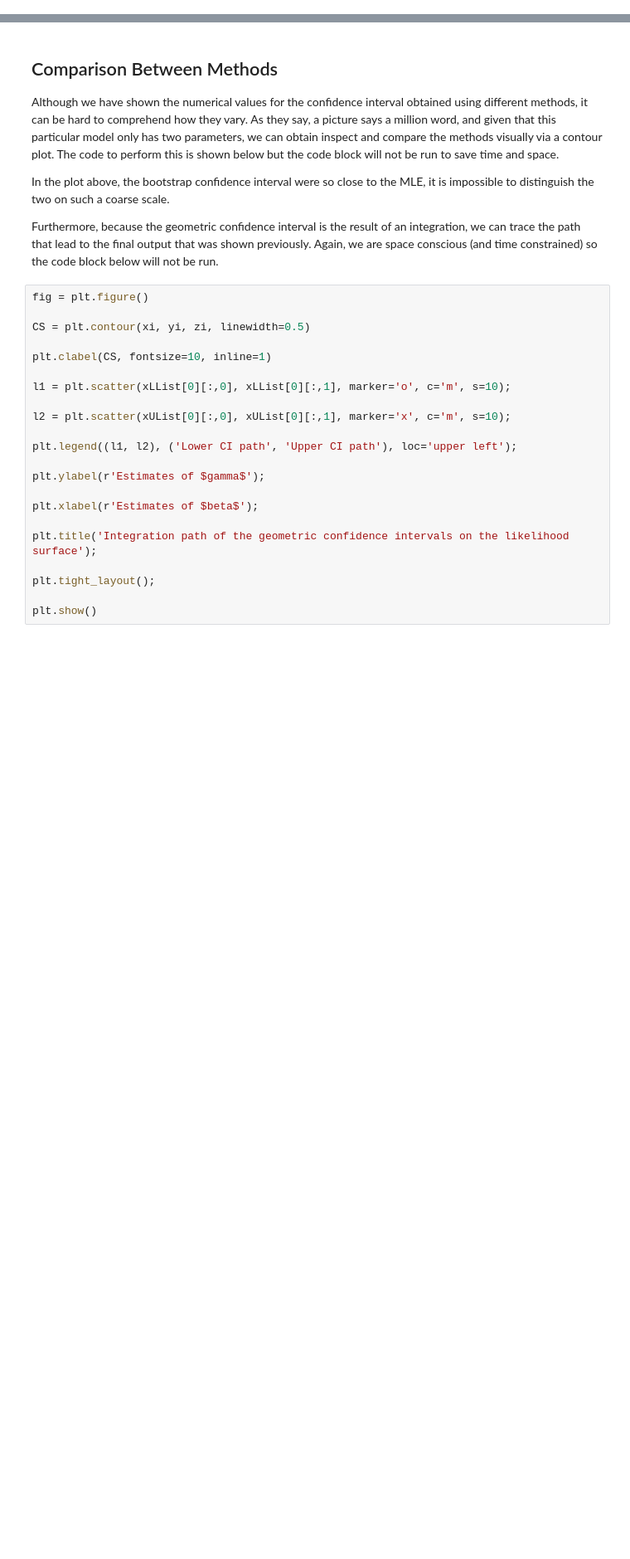
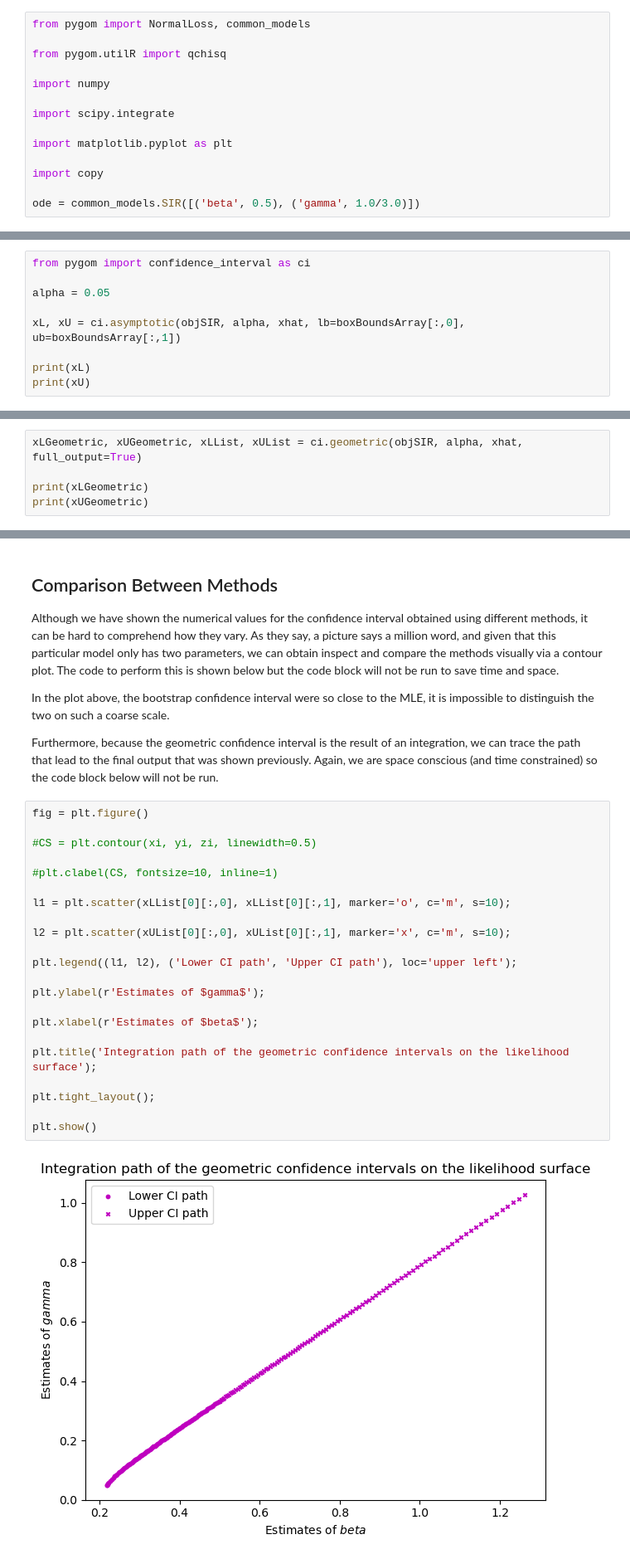
Before and after one commit to ukhsa-collaboration/pygom, a Jupyter notebook: docs/notebooks/paramfit/profile.ipynb, the cells around one changed output, grey strips where cells are left out. Shown at 83% size. Saved outputs shown, nothing was run; the diff lists cells and outputs as text; blank space fills up the shorter version.

```diff
--- a/docs/notebooks/paramfit/profile.ipynb
+++ b/docs/notebooks/paramfit/profile.ipynb
@@ -39,3 +25,17 @@ ode = common_models.SIR([('beta', 0.5), ('gamma', 1.0/3.0)])
+# %%
+from pygom import NormalLoss, common_models
+
+from pygom.utilR import qchisq
+
+import numpy
+
+import scipy.integrate
+
+import matplotlib.pyplot as plt
+
+import copy
+
+ode = common_models.SIR([('beta', 0.5), ('gamma', 1.0/3.0)])
 # %% [markdown]
 
 and we assume that we only have observed realization from the $R$
@@ -96,0 +87,9 @@ print(xU)
+# %%
+from pygom import confidence_interval as ci
+
+alpha = 0.05
+
+xL, xU = ci.asymptotic(objSIR, alpha, xhat, lb=boxBoundsArray[:,0], ub=boxBoundsArray[:,1])
+
+print(xL)
+print(xU)
@@ -245,0 +242,5 @@ print(xUGeometric)
+# %%
+xLGeometric, xUGeometric, xLList, xUList = ci.geometric(objSIR, alpha, xhat, full_output=True)
+
+print(xLGeometric)
+print(xUGeometric)
@@ -334,25 +343,27 @@ constrained) so the code block below will not be run.
 # %%
 fig = plt.figure()
 
-CS = plt.contour(xi, yi, zi, linewidth=0.5)
+#CS = plt.contour(xi, yi, zi, linewidth=0.5)
 
-plt.clabel(CS, fontsize=10, inline=1)
+#plt.clabel(CS, fontsize=10, inline=1)
 
 l1 = plt.scatter(xLList[0][:,0], xLList[0][:,1], marker='o', c='m', s=10);
 
 l2 = plt.scatter(xUList[0][:,0], xUList[0][:,1], marker='x', c='m', s=10);
 
 plt.legend((l1, l2), ('Lower CI path', 'Upper CI path'), loc='upper left');
 
 plt.ylabel(r'Estimates of $gamma$');
 
 plt.xlabel(r'Estimates of $beta$');
 
 plt.title('Integration path of the geometric confidence intervals on the likelihood surface');
 
 plt.tight_layout();
 
 plt.show()
+# %% [output]
+[figure, added]
 # %% [markdown]
 
 ## Profile Likelihood Surface
```
Also changed, not shown: parts of 13 cells of this notebook, 16 other files.
